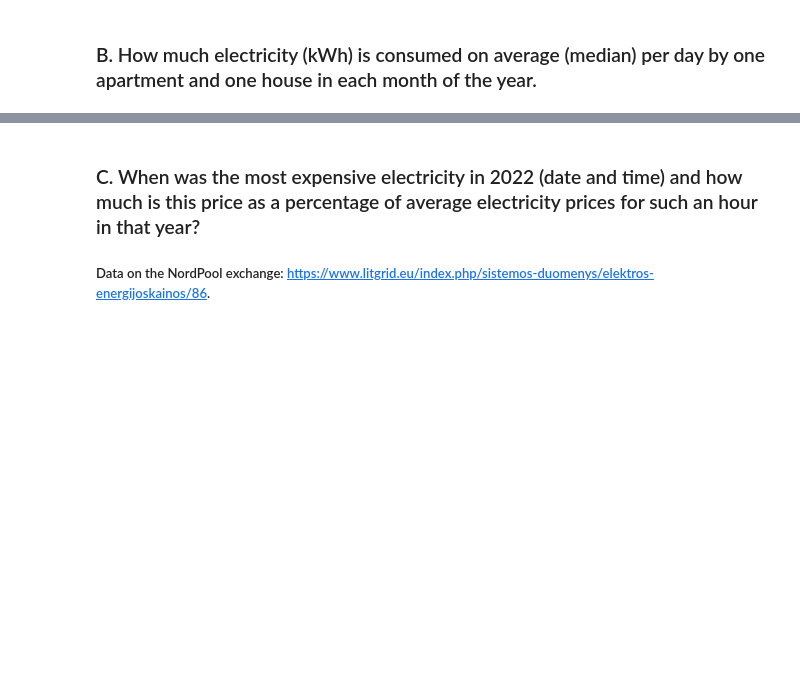
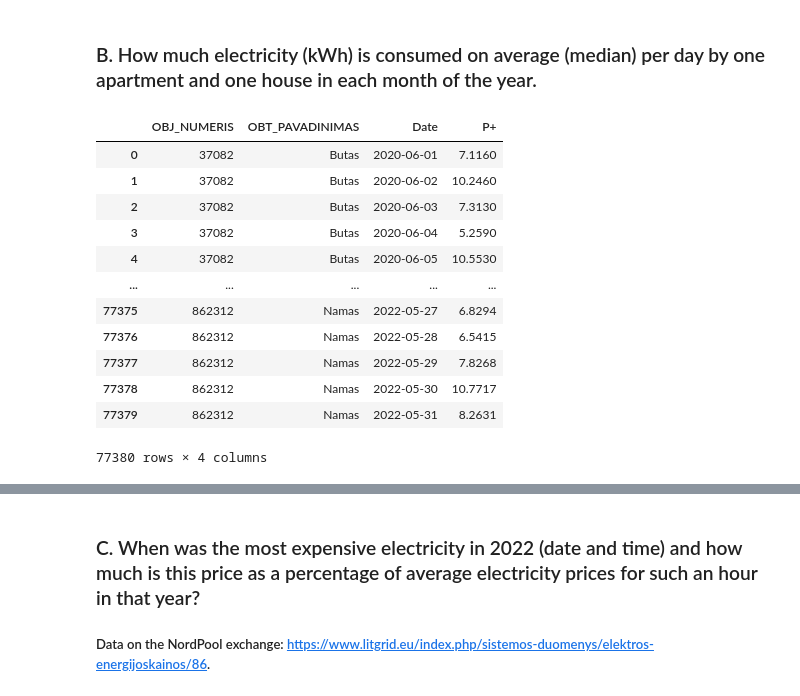
Before and after one commit to baublyte/electricity-consumption, a Jupyter notebook: electricity_consumption_price.ipynb, the cells around one changed output, grey strips where cells are left out. Drawn from its saved outputs; the diff is of its cells as text; code cells hidden in the pictures; blank space fills up the shorter version.

```diff
--- a/electricity_consumption_price.ipynb
+++ b/electricity_consumption_price.ipynb
@@ -32,6 +32,27 @@ print(f"Total electricity consumption for apartment 771822 over 2 years: {total_
 Total electricity consumption for apartment 771822 over 2 years: 3046.78 kWh
 # %% [markdown]
 ### B. How much electricity (kWh) is consumed on average (median) per day by one apartment and one house in each month of the year.
+# %%
+df['PL_T'] = pd.to_datetime(df['PL_T'])
+df['Date'] = df['PL_T'].dt.date
+
+daily_consumptions = df.groupby(['OBJ_NUMERIS', 'OBT_PAVADINIMAS','Date'])['P+'].sum().reset_index()
+
+daily_consumptions
+# %% [output]
+|  | OBJ_NUMERIS | OBT_PAVADINIMAS | Date | P+ |
+| 0 | 37082 | Butas | 2020-06-01 | 7.1160 |
+| 1 | 37082 | Butas | 2020-06-02 | 10.2460 |
+| 2 | 37082 | Butas | 2020-06-03 | 7.3130 |
+| 3 | 37082 | Butas | 2020-06-04 | 5.2590 |
+| 4 | 37082 | Butas | 2020-06-05 | 10.5530 |
+| ... | ... | ... | ... | ... |
+| 77375 | 862312 | Namas | 2022-05-27 | 6.8294 |
+| 77376 | 862312 | Namas | 2022-05-28 | 6.5415 |
+| 77377 | 862312 | Namas | 2022-05-29 | 7.8268 |
+| 77378 | 862312 | Namas | 2022-05-30 | 10.7717 |
+| 77379 | 862312 | Namas | 2022-05-31 | 8.2631 |
+77380 rows × 4 columns
 # %%
 df['PL_T'] = pd.to_datetime(df['PL_T'])
 df['month'] = df['PL_T'].dt.month
```
Also changed, not shown: parts of 1 cell of this notebook.
